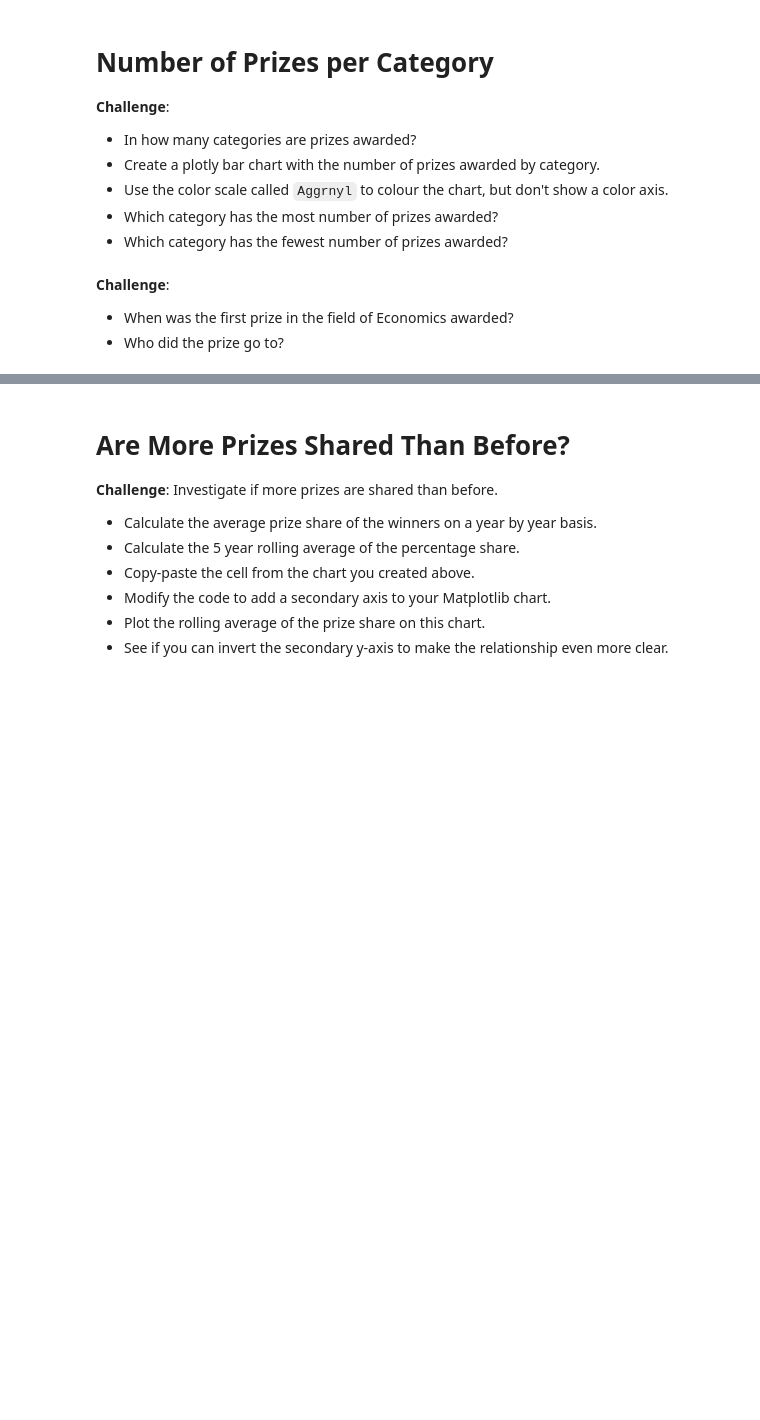
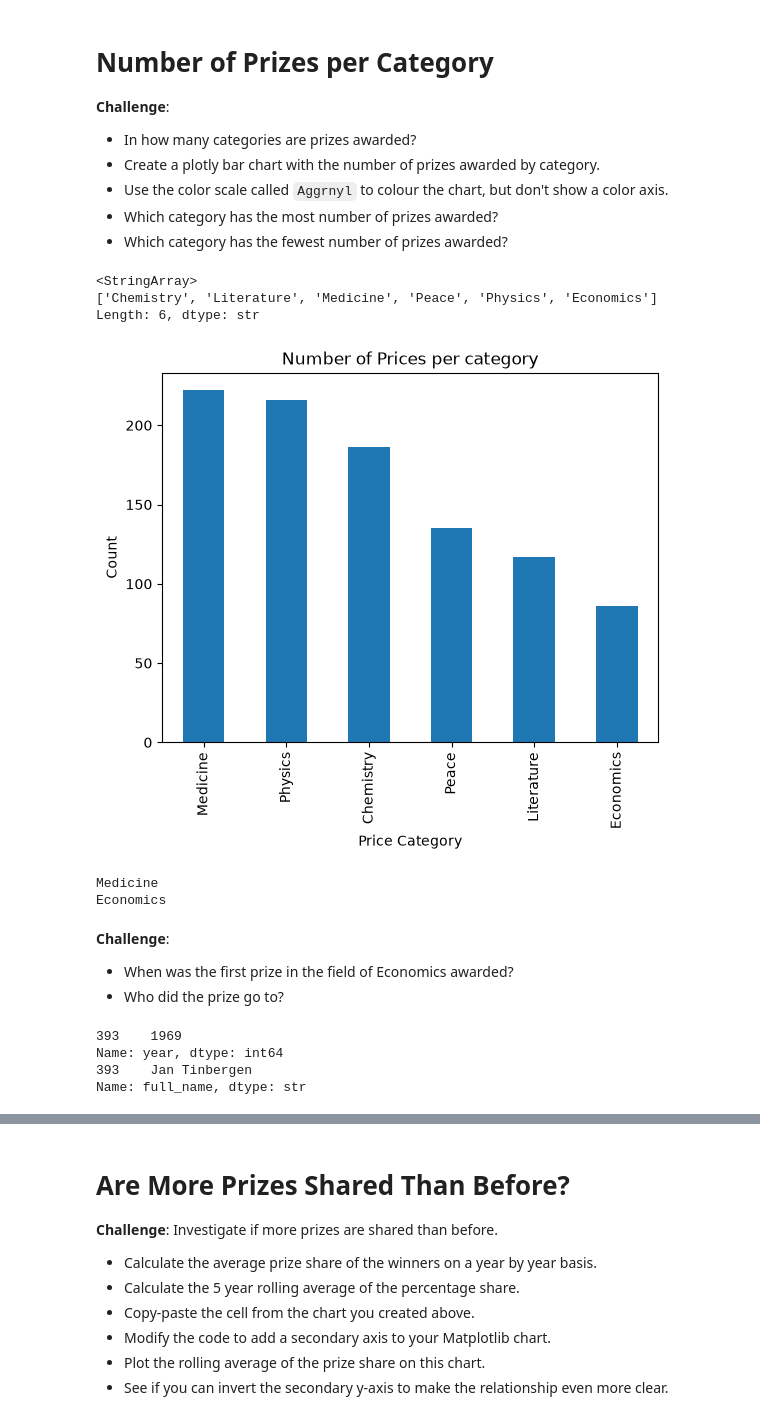
Before and after one commit to Aman88600/100-days-of-code, a Jupyter notebook: Day_79/Nobel+Prize+Analysis+Start/Nobel_Prize_Analysis_(start).ipynb, the cells around one changed output, grey strips where cells are left out. Saved outputs shown, nothing was run; the diff lists cells and outputs as text; code cells hidden in the pictures; blank space fills up the shorter version.

```diff
--- a/Day_79/Nobel+Prize+Analysis+Start/Nobel_Prize_Analysis_(start).ipynb
+++ b/Day_79/Nobel+Prize+Analysis+Start/Nobel_Prize_Analysis_(start).ipynb
@@ -234,10 +307,45 @@ Name: prize_share, Length: 962, dtype: float64
 * Use the color scale called `Aggrnyl` to colour the chart, but don't show a color axis.
 * Which category has the most number of prizes awarded?
 * Which category has the fewest number of prizes awarded?
+# %%
+categories = df_data["category"].unique()
+print(categories)
+
+df = pd.DataFrame({
+    "City": ["London", "Paris", "London", "Tokyo", "Paris"]
+})
+
+df_data["category"].value_counts().plot(kind="bar")
+
+plt.xlabel("Price Category")
+plt.ylabel("Count")
+plt.title("Number of Prices per category")
+
+plt.show()
+
+print(df_data["category"].value_counts().idxmax())
+
+print(df_data["category"].value_counts().idxmin())
+# %% [output]
+<StringArray>
+['Chemistry', 'Literature', 'Medicine', 'Peace', 'Physics', 'Economics']
+Length: 6, dtype: str
+[figure, added]
+Medicine
+Economics
 # %% [markdown]
 **Challenge**:
 * When was the first prize in the field of Economics awarded?
 * Who did the prize go to?
+# %%
+print(df_data[df_data["category"] == "Economics"].head(1).year)
+
+print(df_data[df_data["category"] == "Economics"].head(1).full_name)
+# %% [output]
+393    1969
+Name: year, dtype: int64
+393    Jan Tinbergen
+Name: full_name, dtype: str
 # %% [markdown]
 # Male and Female Winners by Category
 
```
Also changed, not shown: parts of 5 cells of this notebook.
